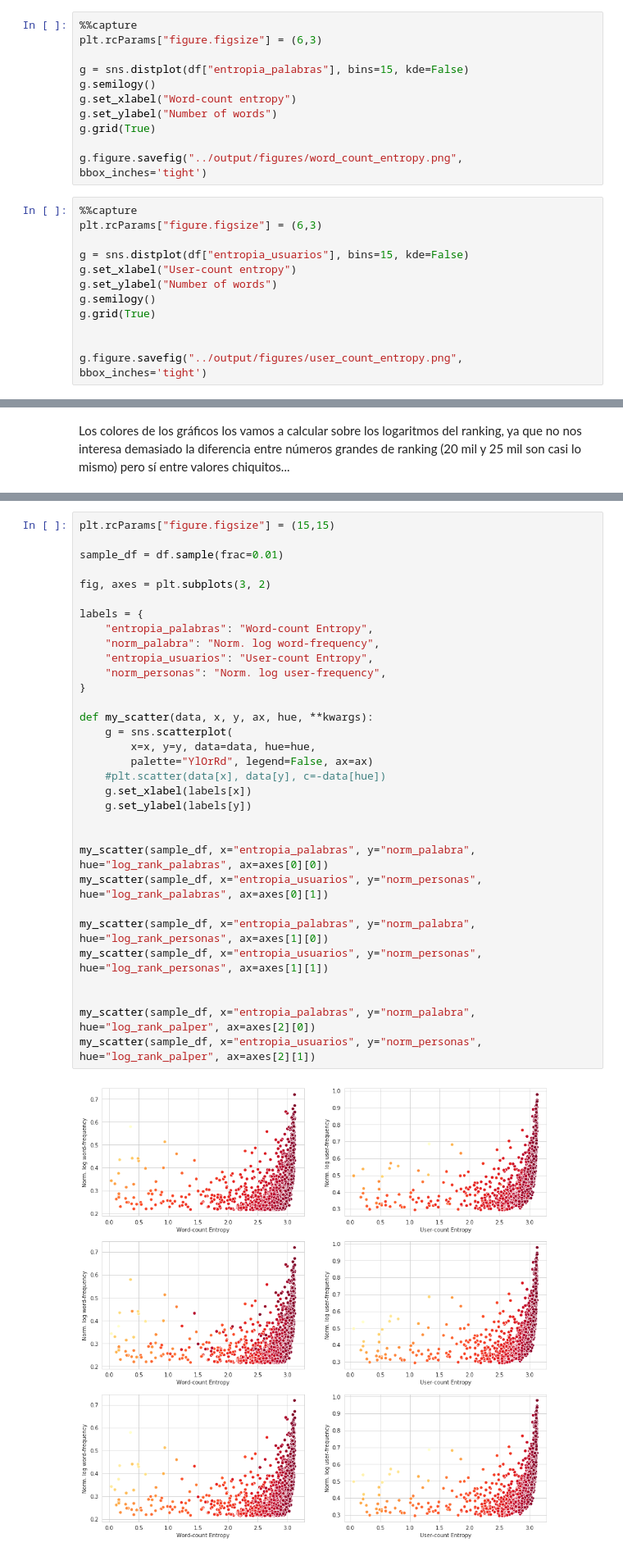
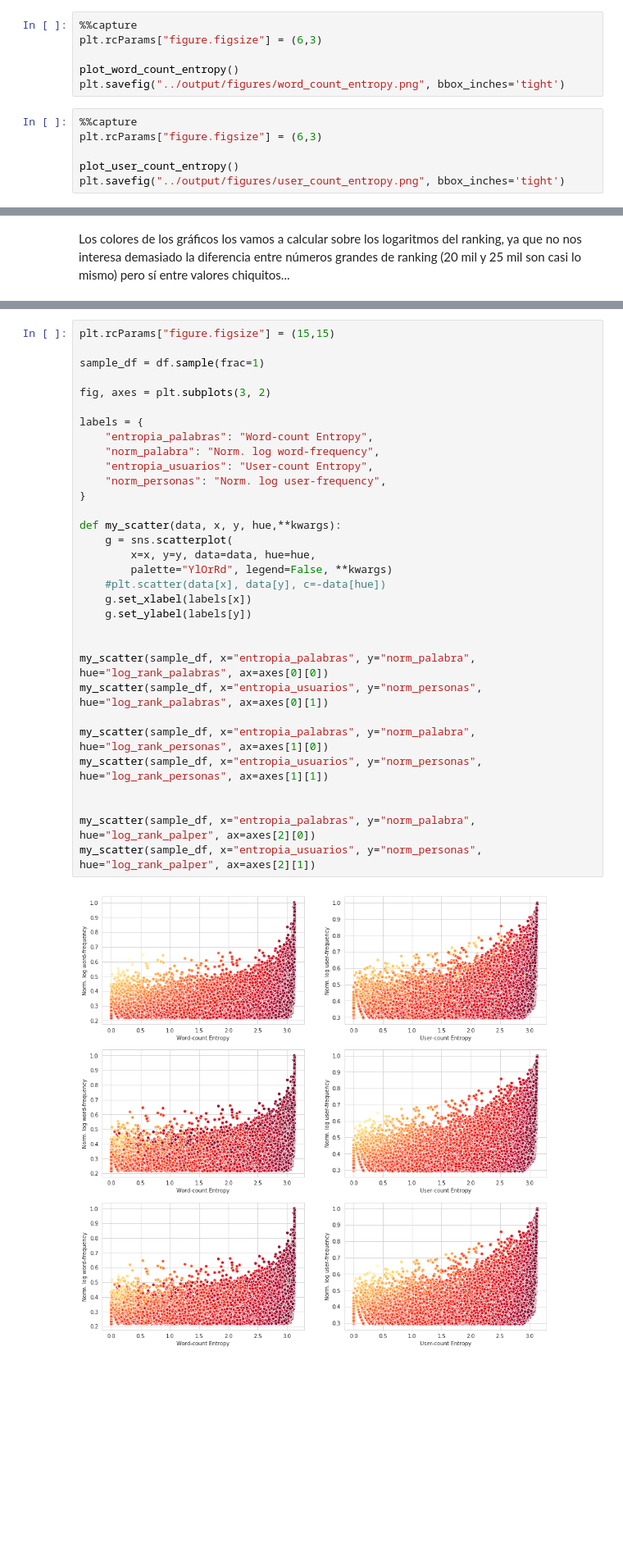
Before and after one commit to finiteautomata/contrastes, a Jupyter notebook: notebooks/graficos-entropia.ipynb, the cells around one changed output, grey strips where cells are left out. Shown at 82% size. Cells and saved outputs as stored; diff of their text form; blank space fills up the shorter version.

```diff
--- a/notebooks/graficos-entropia.ipynb
+++ b/notebooks/graficos-entropia.ipynb
@@ -150,25 +150,14 @@ plot_user_count_entropy(ax=axes[1])
 %%capture
 plt.rcParams["figure.figsize"] = (6,3)
 
-g = sns.distplot(df["entropia_palabras"], bins=15, kde=False)
-g.semilogy()
-g.set_xlabel("Word-count entropy")
-g.set_ylabel("Number of words")
-g.grid(True)
-
-g.figure.savefig("../output/figures/word_count_entropy.png", bbox_inches='tight')
+plot_word_count_entropy()
+plt.savefig("../output/figures/word_count_entropy.png", bbox_inches='tight')
 # %%
 %%capture
 plt.rcParams["figure.figsize"] = (6,3)
 
-g = sns.distplot(df["entropia_usuarios"], bins=15, kde=False)
-g.set_xlabel("User-count entropy")
-g.set_ylabel("Number of words")
-g.semilogy()
-g.grid(True)
-
-
-g.figure.savefig("../output/figures/user_count_entropy.png", bbox_inches='tight')
+plot_user_count_entropy()
+plt.savefig("../output/figures/user_count_entropy.png", bbox_inches='tight')
 # %% [markdown]
 # Gráficos de Entropía + Posición
 # %% [markdown]
@@ -188,34 +177,34 @@ df["log_rank_palper"] = np.log(df.rank_palper)
 # %%
 plt.rcParams["figure.figsize"] = (15,15)
 
-sample_df = df.sample(frac=0.01)
+sample_df = df.sample(frac=1)
 
 fig, axes = plt.subplots(3, 2)
 
 labels = {
     "entropia_palabras": "Word-count Entropy",
     "norm_palabra": "Norm. log word-frequency",
     "entropia_usuarios": "User-count Entropy",
     "norm_personas": "Norm. log user-frequency",
 }
 
-def my_scatter(data, x, y, ax, hue, **kwargs):
+def my_scatter(data, x, y, hue,**kwargs):
     g = sns.scatterplot(
         x=x, y=y, data=data, hue=hue,
-        palette="YlOrRd", legend=False, ax=ax)
+        palette="YlOrRd", legend=False, **kwargs)
     #plt.scatter(data[x], data[y], c=-data[hue])
     g.set_xlabel(labels[x])
     g.set_ylabel(labels[y])
 
 
 my_scatter(sample_df, x="entropia_palabras", y="norm_palabra", hue="log_rank_palabras", ax=axes[0][0])
 my_scatter(sample_df, x="entropia_usuarios", y="norm_personas", hue="log_rank_palabras", ax=axes[0][1])
 
 my_scatter(sample_df, x="entropia_palabras", y="norm_palabra", hue="log_rank_personas", ax=axes[1][0])
 my_scatter(sample_df, x="entropia_usuarios", y="norm_personas", hue="log_rank_personas", ax=axes[1][1])
 
 
 my_scatter(sample_df, x="entropia_palabras", y="norm_palabra", hue="log_rank_palper", ax=axes[2][0])
 my_scatter(sample_df, x="entropia_usuarios", y="norm_personas", hue="log_rank_palper", ax=axes[2][1])
 # %% [output]
-[figure, old version]
+[figure, new version]
```
Also changed, not shown: parts of 9 cells of this notebook, 7 other files.
